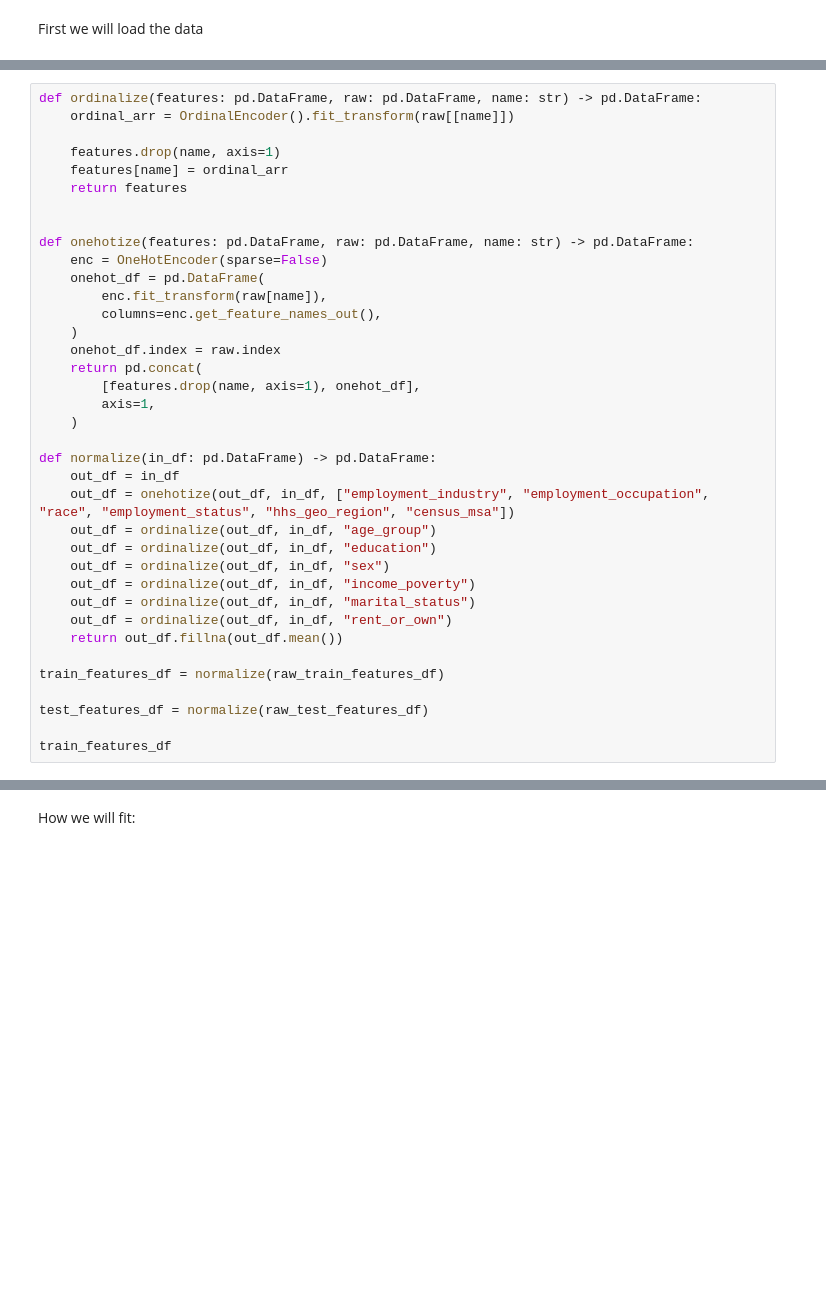
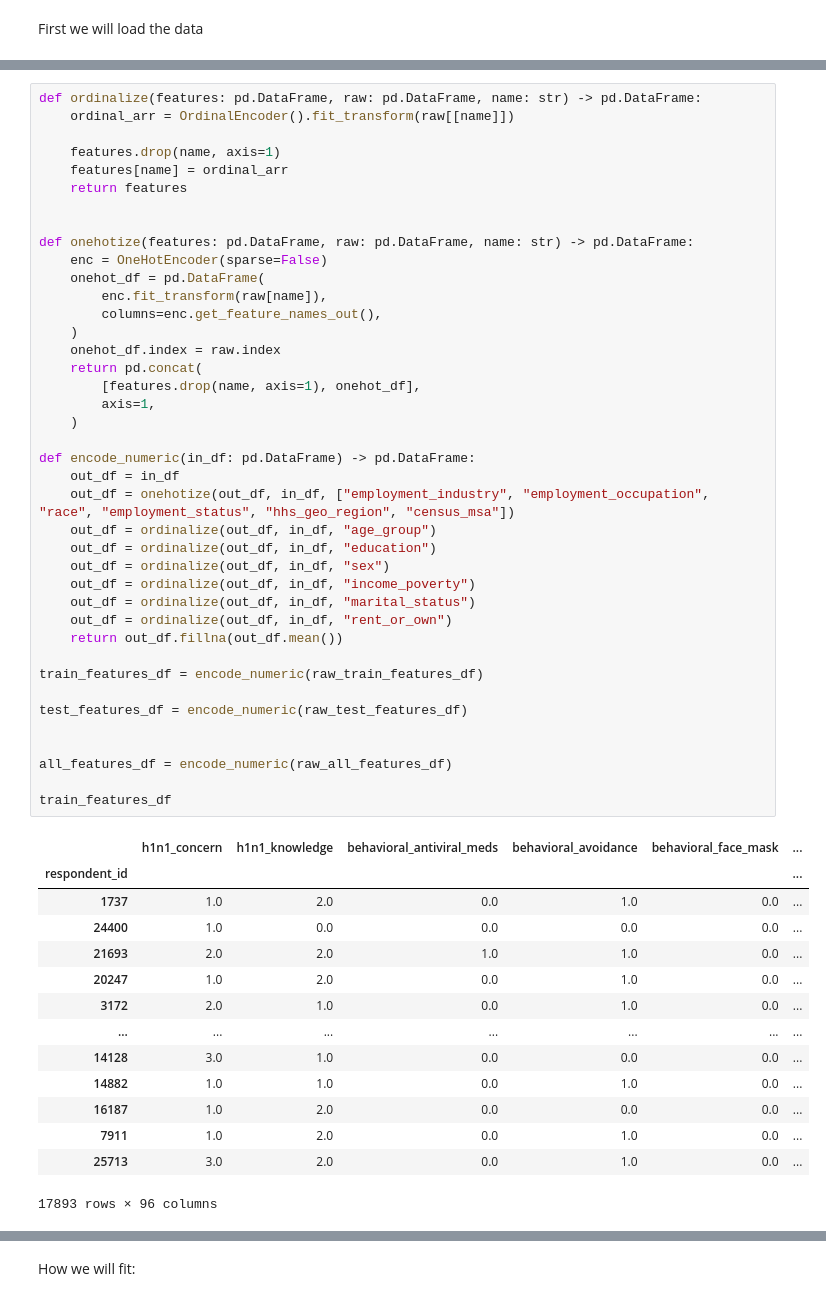
Before and after one commit to aydinmercan/h1n1_vaccine_learning, a Jupyter notebook: rf.ipynb, the cells around one changed output, grey strips where cells are left out. Cells and saved outputs as stored; diff of their text form; blank space fills up the shorter version.

```diff
--- a/rf.ipynb
+++ b/rf.ipynb
@@ -60,34 +75,52 @@ def ordinalize(features: pd.DataFrame, raw: pd.DataFrame, name: str) -> pd.DataF
     features.drop(name, axis=1)
     features[name] = ordinal_arr
     return features
 
 
 def onehotize(features: pd.DataFrame, raw: pd.DataFrame, name: str) -> pd.DataFrame:
     enc = OneHotEncoder(sparse=False)
     onehot_df = pd.DataFrame(
         enc.fit_transform(raw[name]),
         columns=enc.get_feature_names_out(),
     )
     onehot_df.index = raw.index
     return pd.concat(
         [features.drop(name, axis=1), onehot_df],
         axis=1,
     )
 
-def normalize(in_df: pd.DataFrame) -> pd.DataFrame:
+def encode_numeric(in_df: pd.DataFrame) -> pd.DataFrame:
     out_df = in_df
     out_df = onehotize(out_df, in_df, ["employment_industry", "employment_occupation", "race", "employment_status", "hhs_geo_region", "census_msa"])
     out_df = ordinalize(out_df, in_df, "age_group")
     out_df = ordinalize(out_df, in_df, "education")
     out_df = ordinalize(out_df, in_df, "sex")
     out_df = ordinalize(out_df, in_df, "income_poverty")
     out_df = ordinalize(out_df, in_df, "marital_status")
     out_df = ordinalize(out_df, in_df, "rent_or_own")
     return out_df.fillna(out_df.mean())
 
-train_features_df = normalize(raw_train_features_df)
+train_features_df = encode_numeric(raw_train_features_df)
 
-test_features_df = normalize(raw_test_features_df)
+test_features_df = encode_numeric(raw_test_features_df)
+
+
+all_features_df = encode_numeric(raw_all_features_df)
 
 train_features_df
+# %% [output]
+|  | h1n1_concern | h1n1_knowledge | behavioral_antiviral_meds | behavioral_avoidance | behavioral_face_mask | ... |
+| respondent_id |  |  |  |  |  | ... |
+| 1737 | 1.0 | 2.0 | 0.0 | 1.0 | 0.0 | ... |
+| 24400 | 1.0 | 0.0 | 0.0 | 0.0 | 0.0 | ... |
+| 21693 | 2.0 | 2.0 | 1.0 | 1.0 | 0.0 | ... |
+| 20247 | 1.0 | 2.0 | 0.0 | 1.0 | 0.0 | ... |
+| 3172 | 2.0 | 1.0 | 0.0 | 1.0 | 0.0 | ... |
+| ... | ... | ... | ... | ... | ... | ... |
+| 14128 | 3.0 | 1.0 | 0.0 | 0.0 | 0.0 | ... |
+| 14882 | 1.0 | 1.0 | 0.0 | 1.0 | 0.0 | ... |
+| 16187 | 1.0 | 2.0 | 0.0 | 0.0 | 0.0 | ... |
+| 7911 | 1.0 | 2.0 | 0.0 | 1.0 | 0.0 | ... |
+| 25713 | 3.0 | 2.0 | 0.0 | 1.0 | 0.0 | ... |
+17893 rows × 96 columns
 # %%
```
Also changed, not shown: parts of 12 cells of this notebook, 1 other file.
